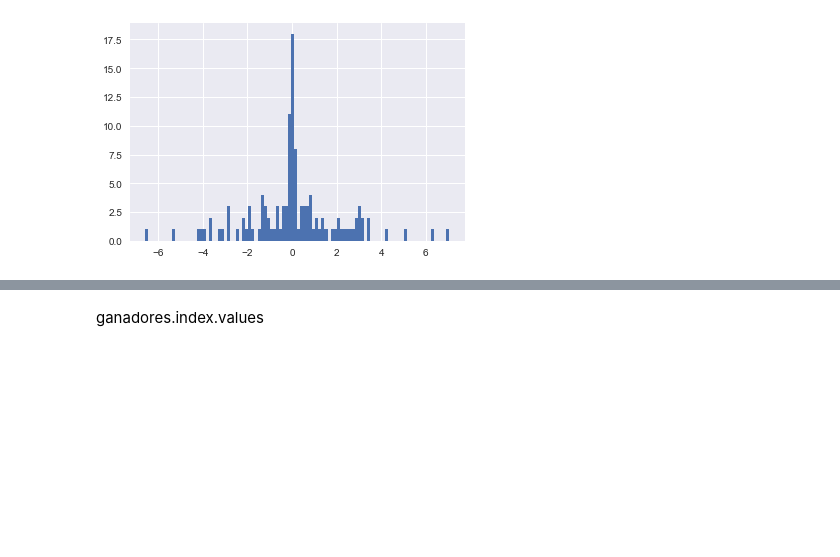
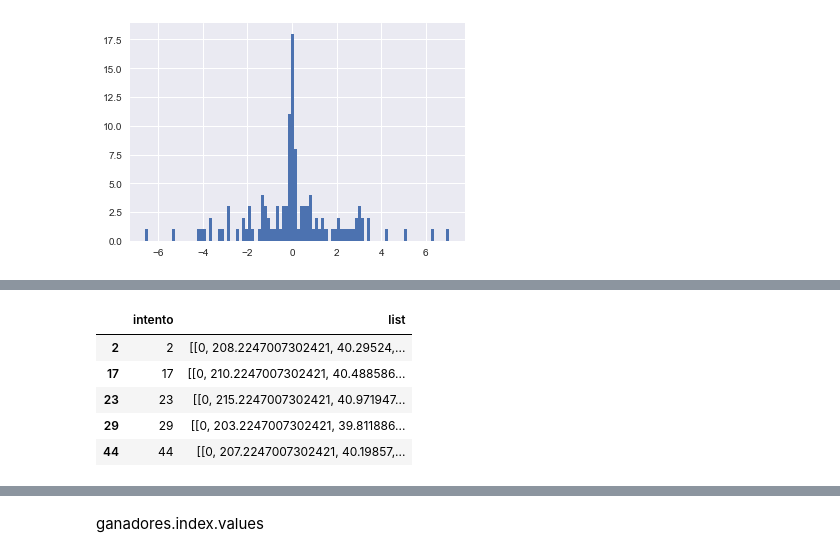
Before and after one commit to davidchepe/IM_KS, a Jupyter notebook: Simulador/Pruebas_Simulacion-david-Comentada.ipynb, the cells around one changed output, grey strips where cells are left out. Saved outputs shown, nothing was run; the diff lists cells and outputs as text; code cells hidden in the pictures; blank space fills up the shorter version.

```diff
--- a/Simulador/Pruebas_Simulacion-david-Comentada.ipynb
+++ b/Simulador/Pruebas_Simulacion-david-Comentada.ipynb
@@ -201,4 +242,11 @@ a[:1].max()
 # %%
-ganadores = pd.DataFrame(ds[ds['secs']<=a[:5].max()]['list'])
+ganadores = pd.DataFrame(ds[ds['secs']<=a[:5].max()][['intento','list']])
 ganadores
+# %% [output]
+|  | intento | list |
+| 2 | 2 | [[0, 208.2247007302421, 40.29524,... |
+| 17 | 17 | [[0, 210.2247007302421, 40.488586... |
+| 23 | 23 | [[0, 215.2247007302421, 40.971947... |
+| 29 | 29 | [[0, 203.2247007302421, 39.811886... |
+| 44 | 44 | [[0, 207.2247007302421, 40.19857,... |
 # %%
```
Also changed, not shown: parts of 6 cells of this notebook, 2 other files.
